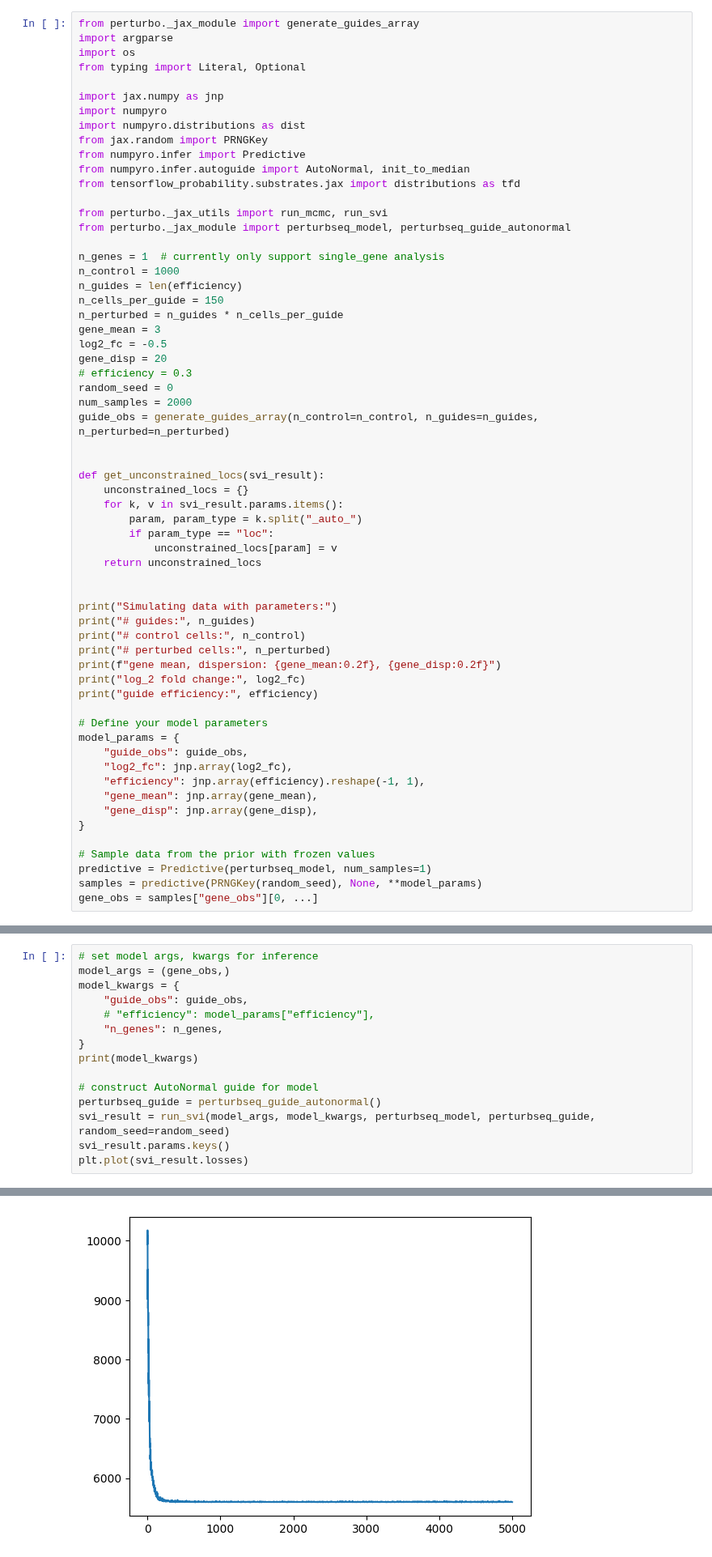
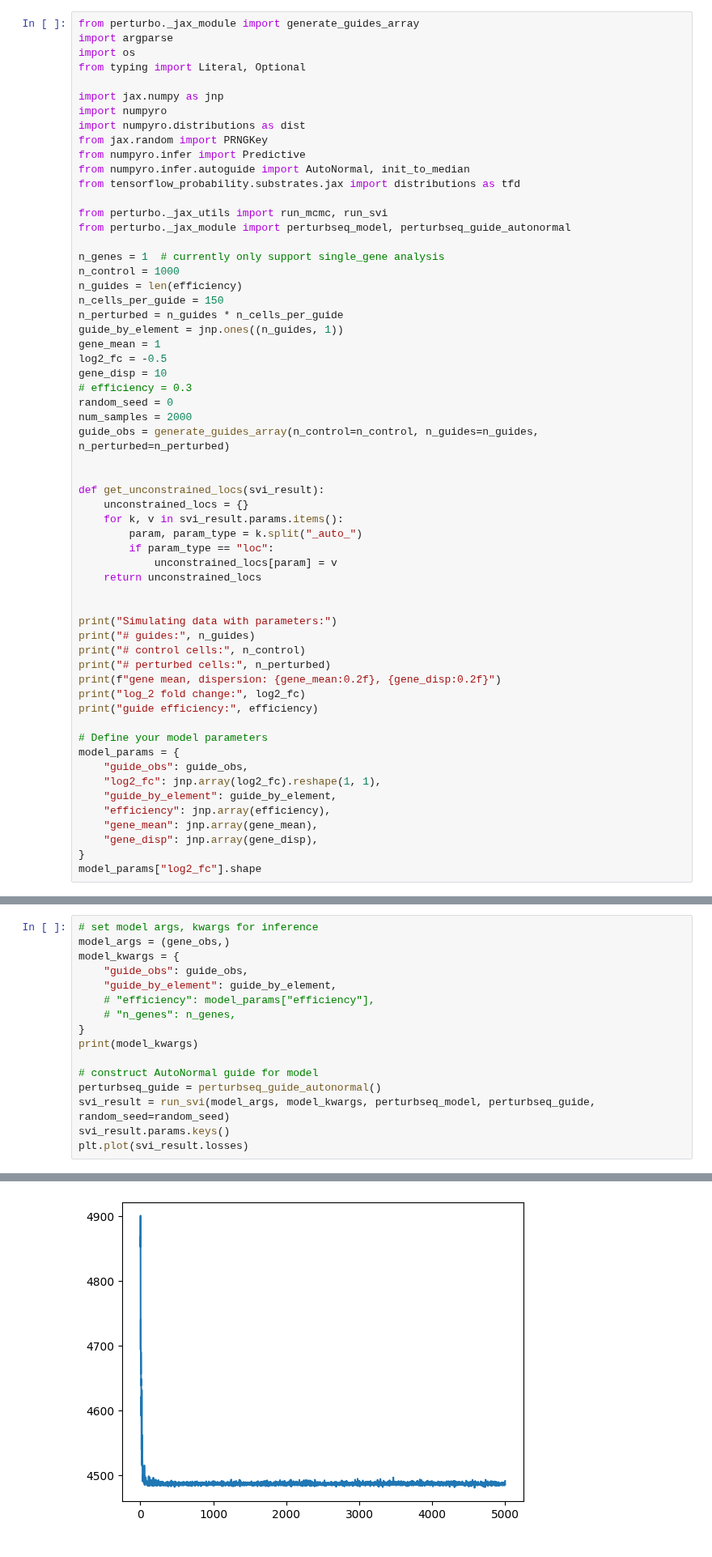
Before and after one commit to pinellolab/PerTurbo, a Jupyter notebook: docs/notebooks/fixed_efficiency.ipynb, the cells around one changed output, grey strips where cells are left out. Shown at 81% size. Cells and saved outputs as stored; diff of their text form.

Commit message:
added elements back to jax model (!)

```diff
--- a/docs/notebooks/fixed_efficiency.ipynb
+++ b/docs/notebooks/fixed_efficiency.ipynb
@@ -103,9 +101,10 @@ n_control = 1000
 n_guides = len(efficiency)
 n_cells_per_guide = 150
 n_perturbed = n_guides * n_cells_per_guide
-gene_mean = 3
+guide_by_element = jnp.ones((n_guides, 1))
+gene_mean = 1
 log2_fc = -0.5
-gene_disp = 20
+gene_disp = 10
 # efficiency = 0.3
 random_seed = 0
 num_samples = 2000
@@ -132,16 +131,13 @@ print("guide efficiency:", efficiency)
 # Define your model parameters
 model_params = {
     "guide_obs": guide_obs,
-    "log2_fc": jnp.array(log2_fc),
-    "efficiency": jnp.array(efficiency).reshape(-1, 1),
+    "log2_fc": jnp.array(log2_fc).reshape(1, 1),
+    "guide_by_element": guide_by_element,
+    "efficiency": jnp.array(efficiency),
     "gene_mean": jnp.array(gene_mean),
     "gene_disp": jnp.array(gene_disp),
 }
-
-# Sample data from the prior with frozen values
-predictive = Predictive(perturbseq_model, num_samples=1)
-samples = predictive(PRNGKey(random_seed), None, **model_params)
-gene_obs = samples["gene_obs"][0, ...]
+model_params["log2_fc"].shape
 # %% [output]
 Simulating data with parameters:
 # guides: 4
@@ -188,8 +194,9 @@ plt.show()
 model_args = (gene_obs,)
 model_kwargs = {
     "guide_obs": guide_obs,
+    "guide_by_element": guide_by_element,
     # "efficiency": model_params["efficiency"],
-    "n_genes": n_genes,
+    # "n_genes": n_genes,
 }
 print(model_kwargs)
 
@@ -209,5 +216,5 @@ plt.plot(svi_result.losses)
 [<matplotlib.lines.Line2D at 0x...>]
-[figure, old version]
+[figure, new version]
 # %%
 unconstrained_locs = get_unconstrained_locs(svi_result)
 
```
Also changed, not shown: parts of 10 cells of this notebook, 3 other files.
